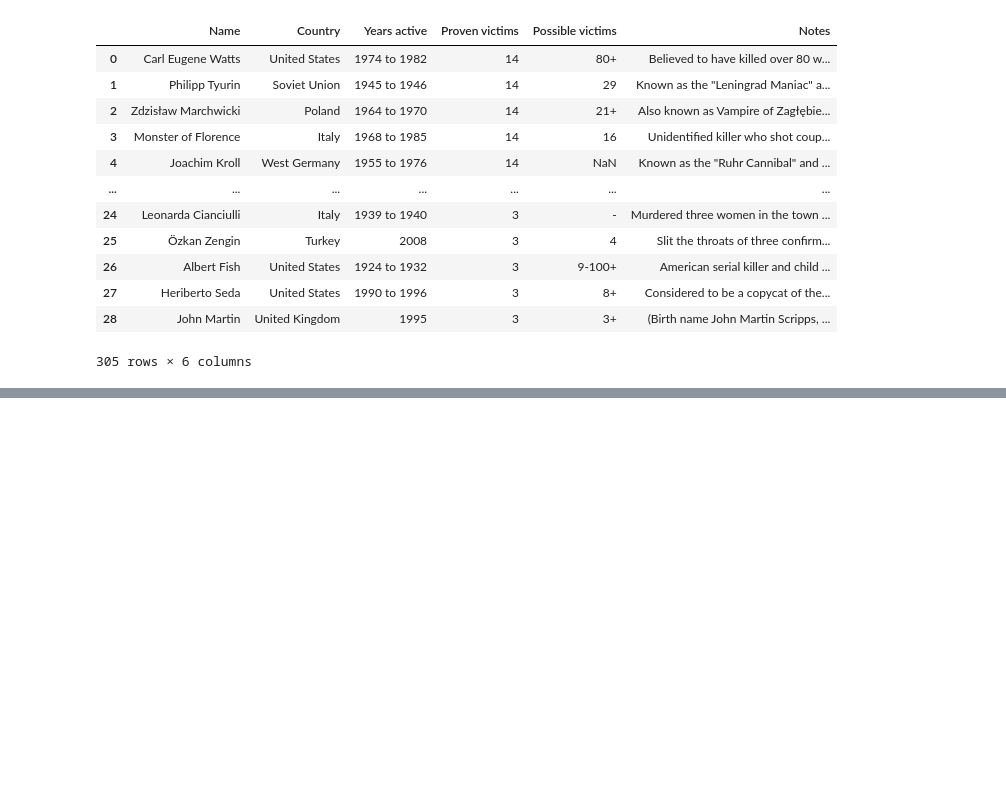
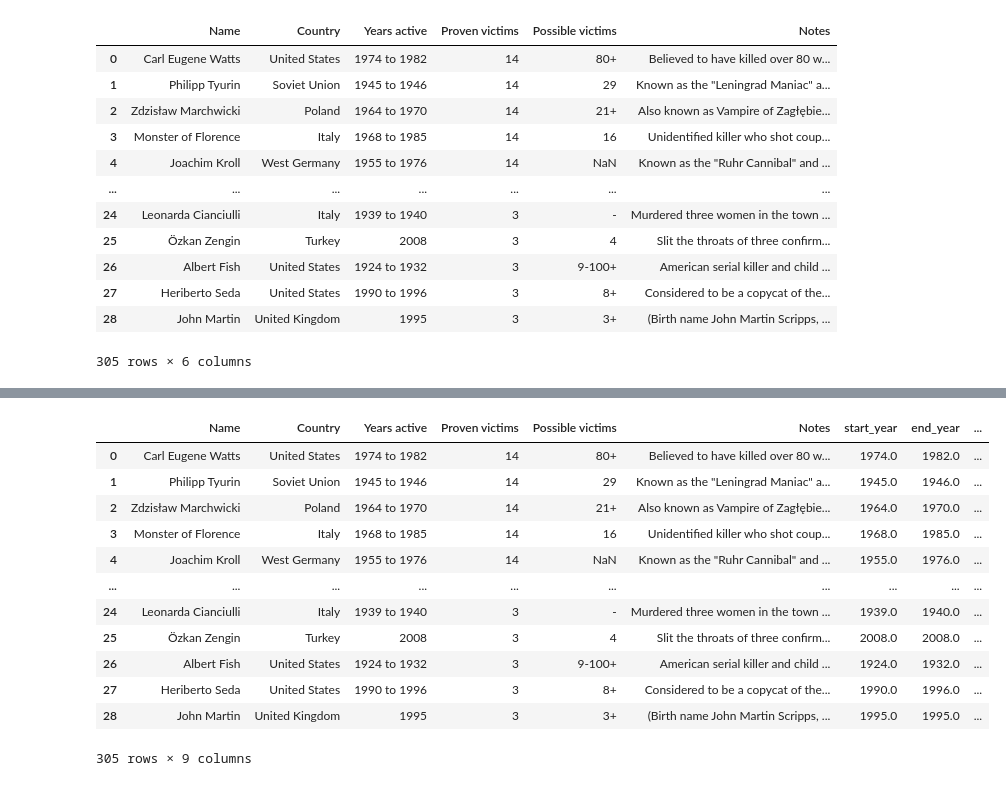
Before and after one commit to Ariana-Papantonio/promoK-modulo4-sprint2-pair-programming-rosana-ariana, a Jupyter notebook: EDA_serial_killers.ipynb, the cells around one changed output, grey strips where cells are left out. Cells and saved outputs as stored; diff of their text form; code cells hidden in the pictures; blank space fills up the shorter version.

```diff
--- a/EDA_serial_killers.ipynb
+++ b/EDA_serial_killers.ipynb
@@ -19,10 +27,6 @@ from scipy.stats import ttest_ind
 from scipy.stats import mannwhitneyu
 from scipy.stats import chi2_contingency
 
-# Configuración
-# -----------------------------------------------------------------------
-pd.set_option('display.max_columns', None) # para poder visualizar todas las columnas de los DataFrames
-
 # Gestión de los warnings
 # -----------------------------------------------------------------------
 import warnings
@@ -274,0 +133,46 @@ array(['Carl Eugene Watts', 'Philipp Tyurin', 'Zdzisław Marchwicki',
+# %%
+# Función para extraer el año inicial
+def extract_start_year(years):
+    parts = years.split(" to ")
+    start = parts[0].strip()
+    if 's' in start:  # Manejar décadas como "1930s"
+        start = start.replace('s', '')  # Convertir "1930s" -> "1930"
+    if '?' in start:  # Eliminar signos de interrogación
+        start = start.replace('?', '')  # Convertir "1900?" -> "1900"
+    return int(start) if start.isdigit() else None
+
+# Función para extraer el año final
+def extract_end_year(years):
+    parts = years.split(" to ")
+    if len(parts) > 1:
+        end = parts[1].strip()
+        if 's' in end:  # Manejar décadas como "1930s"
+            end = end.replace('s', '')  # Convertir "1930s" -> "1930"
+        if '?' in end:  # Eliminar signos de interrogación
+            end = end.replace('?', '')  # Convertir "1900?" -> "1900"
+        return int(end) if end.isdigit() else None
+    return int(parts[0]) if parts[0].isdigit() else None
+
+# Aplicar las funciones al DataFrame
+df_unido['start_year'] = df_unido['Years active'].apply(extract_start_year)
+df_unido['end_year'] = df_unido['Years active'].apply(extract_end_year)
+
+# Calcular el tiempo activo en años
+df_unido['active_years'] = df_unido['end_year'] - df_unido['start_year']
+
+# Mostrar el DataFrame resultante
+df_unido
+# %% [output]
+|  | Name | Country | Years active | Proven victims | Possible victims | Notes | start_year | end_year | ... |
+| 0 | Carl Eugene Watts | United States | 1974 to 1982 | 14 | 80+ | Believed to have killed over 80 w... | 1974.0 | 1982.0 | ... |
+| 1 | Philipp Tyurin | Soviet Union | 1945 to 1946 | 14 | 29 | Known as the "Leningrad Maniac" a... | 1945.0 | 1946.0 | ... |
+| 2 | Zdzisław Marchwicki | Poland | 1964 to 1970 | 14 | 21+ | Also known as Vampire of Zagłębie... | 1964.0 | 1970.0 | ... |
+| 3 | Monster of Florence | Italy | 1968 to 1985 | 14 | 16 | Unidentified killer who shot coup... | 1968.0 | 1985.0 | ... |
+| 4 | Joachim Kroll | West Germany | 1955 to 1976 | 14 | NaN | Known as the "Ruhr Cannibal" and ... | 1955.0 | 1976.0 | ... |
+| ... | ... | ... | ... | ... | ... | ... | ... | ... | ... |
+| 24 | Leonarda Cianciulli | Italy | 1939 to 1940 | 3 | - | Murdered three women in the town ... | 1939.0 | 1940.0 | ... |
+| 25 | Özkan Zengin | Turkey | 2008 | 3 | 4 | Slit the throats of three confirm... | 2008.0 | 2008.0 | ... |
+| 26 | Albert Fish | United States | 1924 to 1932 | 3 | 9-100+ | American serial killer and child ... | 1924.0 | 1932.0 | ... |
+| 27 | Heriberto Seda | United States | 1990 to 1996 | 3 | 8+ | Considered to be a copycat of the... | 1990.0 | 1996.0 | ... |
+| 28 | John Martin | United Kingdom | 1995 | 3 | 3+ | (Birth name John Martin Scripps, ... | 1995.0 | 1995.0 | ... |
+305 rows × 9 columns
```
Also changed, not shown: parts of 159 cells of this notebook, 5 other files.
